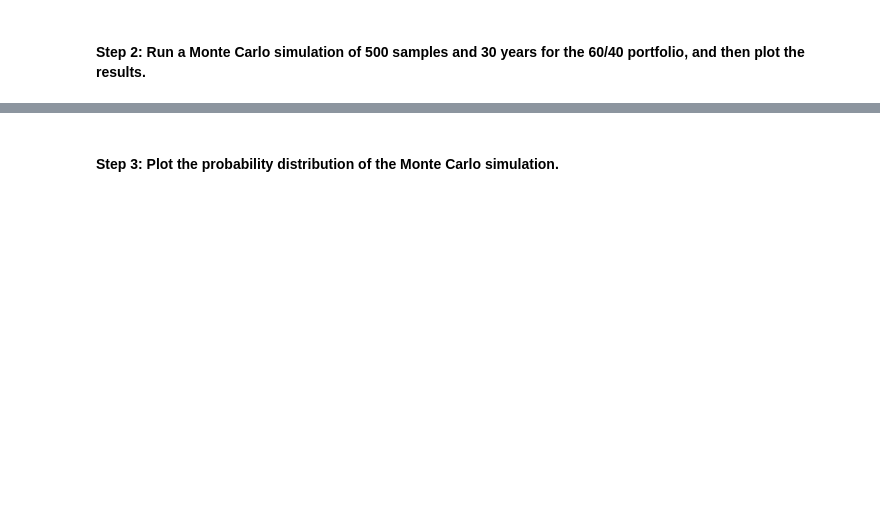
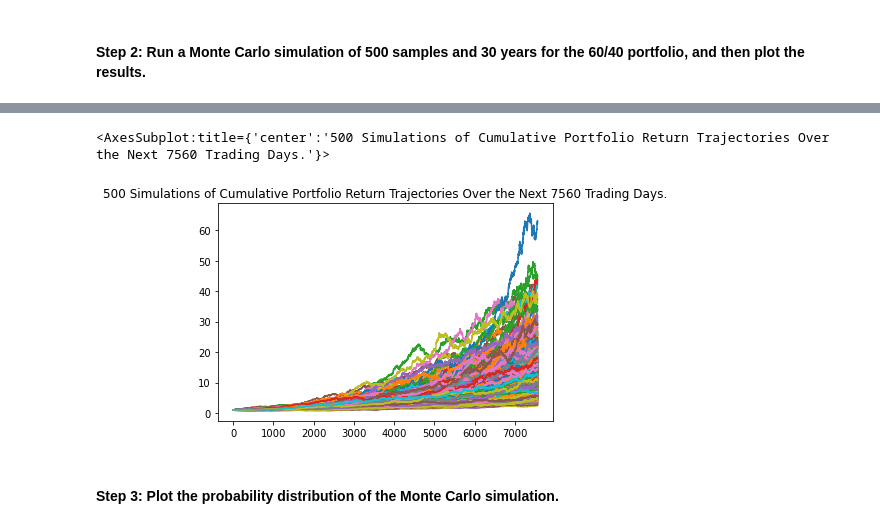
Before and after one commit to plefebvre1/module_5_challenge, a Jupyter notebook: financial_planning_tools.ipynb, the cells around one changed output, grey strips where cells are left out. Drawn from its saved outputs; the diff is of its cells as text; code cells hidden in the pictures; blank space fills up the shorter version.

Commit message:
30 year MC Simulation included

```diff
--- a/financial_planning_tools.ipynb
+++ b/financial_planning_tools.ipynb
@@ -413,19 +413,24 @@ In this section, you’ll use the MCForecastTools library to create a Monte Carl
 # %%
 # Set start and end dates of 3 years back from your current date
 # Alternatively, you can use an end date of 2020-08-07 and work 3 years back from that date
-# YOUR CODE HERE
-# YOUR CODE HERE
+mc_start_date = pd.Timestamp('2019-01-25',tz = 'America/New_York').isoformat()
+mc_end_date = pd.Timestamp('2022-01-25',tz = 'America/New_York').isoformat()
 
 # Set number of rows to 1000 to retrieve the maximum amount of rows
-# YOUR CODE HERE
+limit = 1000
 # %%
 # Use the Alpaca get_barset function to make the API call to get the 3 years worth of pricing data
 # The tickers and timeframe parameters should have been set in Part 1 of this activity
 # The start and end dates should be updated with the information set above
 # Remember to add the df property to the end of the call so the response is returned as a DataFrame
-# YOUR CODE HERE
-
+mc_df = alpaca.get_barset(
+    symbols = tickers,
+    timeframe = timeframe,
+    start = mc_start_date,
+    end = mc_end_date,
+    limit = limit
+).df
 
 # Display both the first and last five rows of the DataFrame
-# YOUR CODE HERE
-# YOUR CODE HERE
+display(mc_df.head())
+display(mc_df.tail())
@@ -435,7 +457,14 @@ In this section, you’ll use the MCForecastTools library to create a Monte Carl
 # Configure the Monte Carlo simulation to forecast 30 years cumulative returns
 # The weights should be split 40% to AGG and 60% to SPY.
 # Run 500 samples.
-# YOUR CODE HERE
+weights = [.6,.4]
 
 # Review the simulation input data
-# YOUR CODE HERE
+MC_input = MCSimulation(
+    portfolio_data = mc_df,
+    weights = weights,
+    num_simulation = 500,
+    num_trading_days = 252*30
+)
+
+display(MC_input.portfolio_data.head())
@@ -445,7 +525,10 @@ In this section, you’ll use the MCForecastTools library to create a Monte Carl
 # %%
 # Visualize the 30-year Monte Carlo simulation by creating an
 # overlay line plot
-# YOUR CODE HERE
+MC_input.plot_simulation()
+# %% [output]
+<AxesSubplot:title={'center':'500 Simulations of Cumulative Portfolio Return Trajectories Over the Next 7560 Trading Days.'}>
+[figure, added]
 # %% [markdown]
 #### Step 3: Plot the probability distribution of the Monte Carlo simulation.
 # %%
```
Also changed, not shown: parts of 17 cells of this notebook.
